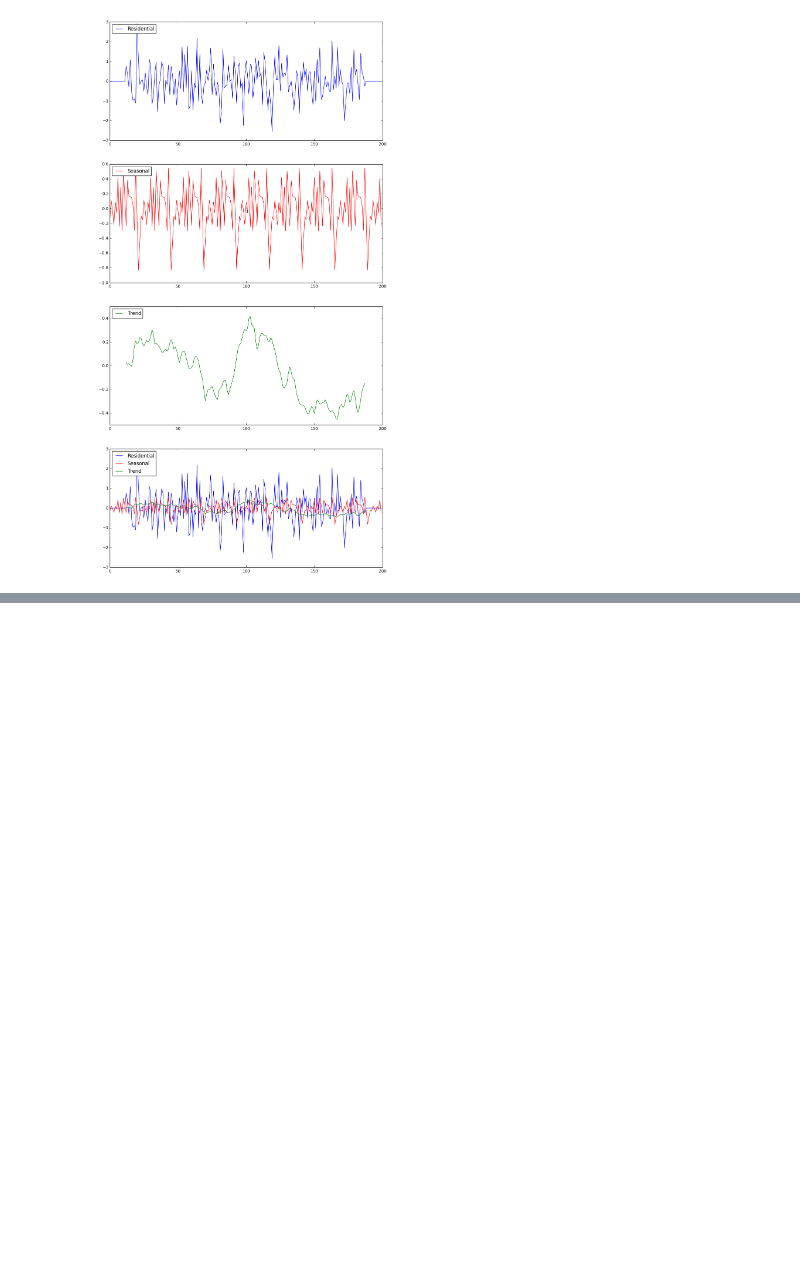
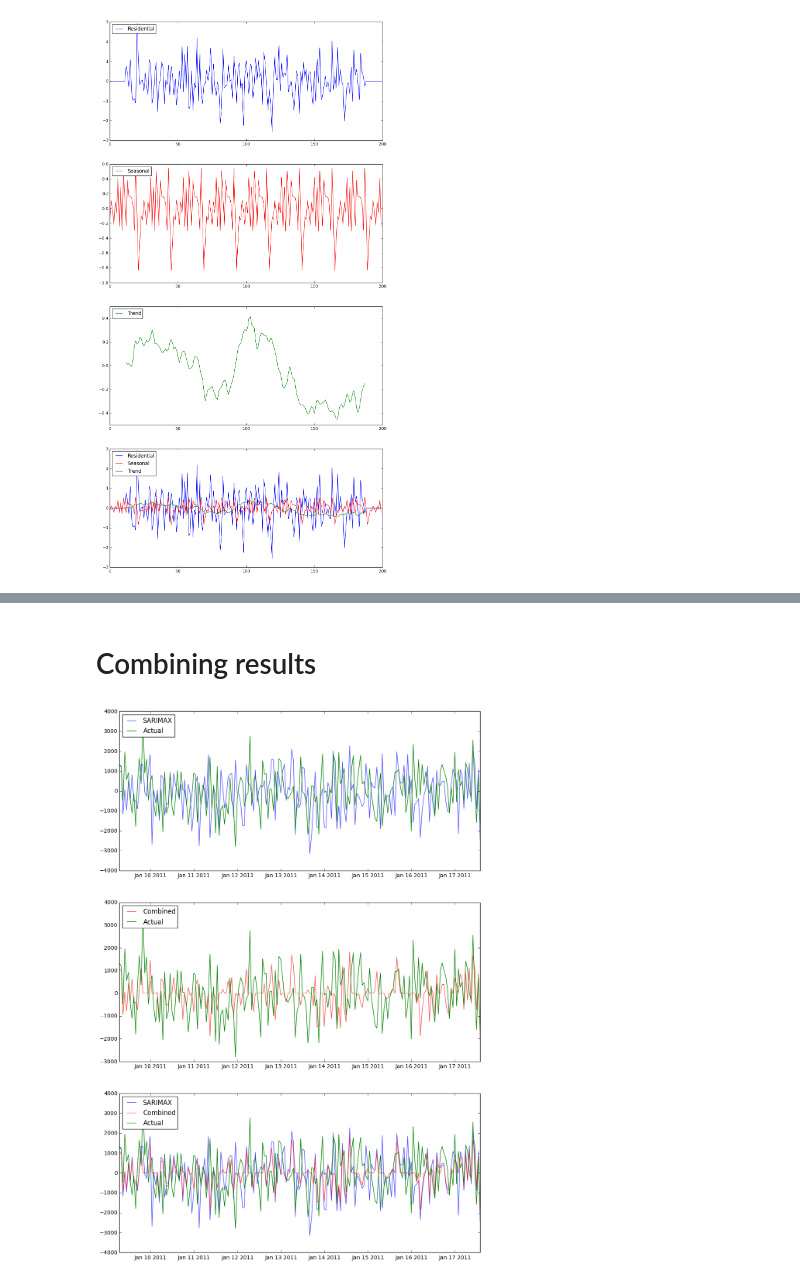
Before and after one commit to StepanenkoDB/DATA, a Jupyter notebook: SARIMAX_LOG.ipynb, the cells around one changed output, grey strips where cells are left out. Saved outputs shown, nothing was run; the diff lists cells and outputs as text; code cells hidden in the pictures; blank space fills up the shorter version.

```diff
--- a/SARIMAX_LOG.ipynb
+++ b/SARIMAX_LOG.ipynb
@@ -117,0 +203,2 @@ plt.show()
+# %% [markdown]
+# Combining results
@@ -117,0 +211,27 @@ plt.show()
+# %%
+combined_prediction = pd.Series(np.nan_to_num(combined_prediciton))
+
+combined_prediction.index = pd.DatetimeIndex(test_date)
+combined_prediction.index = pd.DatetimeIndex(test_date)
+# %%
+fig2 = plt.figure(figsize=(12,18))
+
+b311 = fig2.add_subplot(311)
+b311.plot(test_date, sarimax_prediction*5, color='blue', label='SARIMAX', alpha=0.7)
+b311.plot(test_date, y_test, color='green', label='Actual')
+b311.legend(loc='upper left')
+
+b312 = fig2.add_subplot(312)
+b312.plot(test_date, combined_prediction*4, color='red', label='Combined', alpha=0.7)
+b312.plot(test_date, y_test, color='green', label='Actual')
+b312.legend(loc='upper left')
+
+b313 = fig2.add_subplot(313)
+b313.plot(test_date, sarimax_prediction*5, color='blue', label='SARIMAX', alpha=0.7)
+b313.plot(test_date, combined_prediction*4, color='red', label='Combined', alpha=0.7)
+b313.plot(test_date, y_test, color='green', label='Actual')
+b313.legend(loc='upper left')
+
+plt.show()
+# %% [output]
+[figure, added]
```
Also changed, not shown: parts of 10 cells of this notebook.
